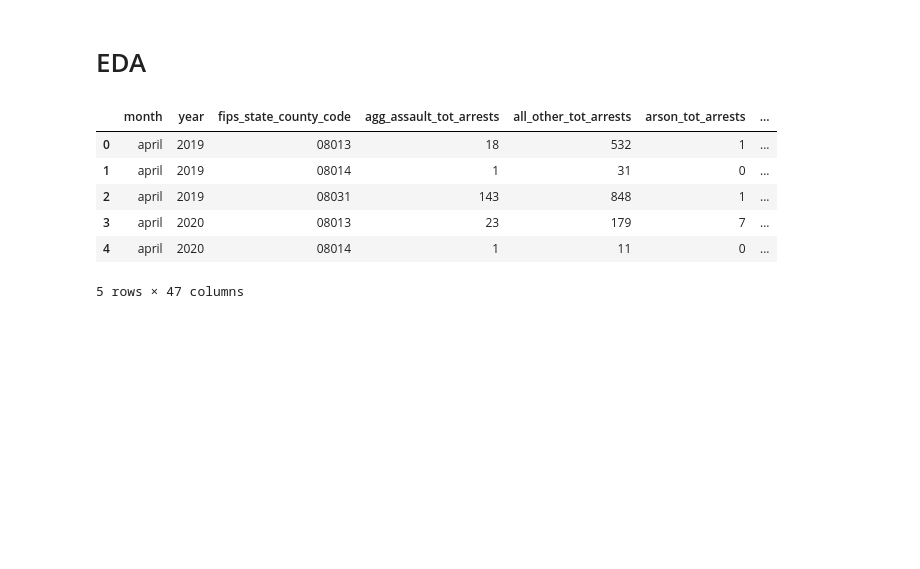
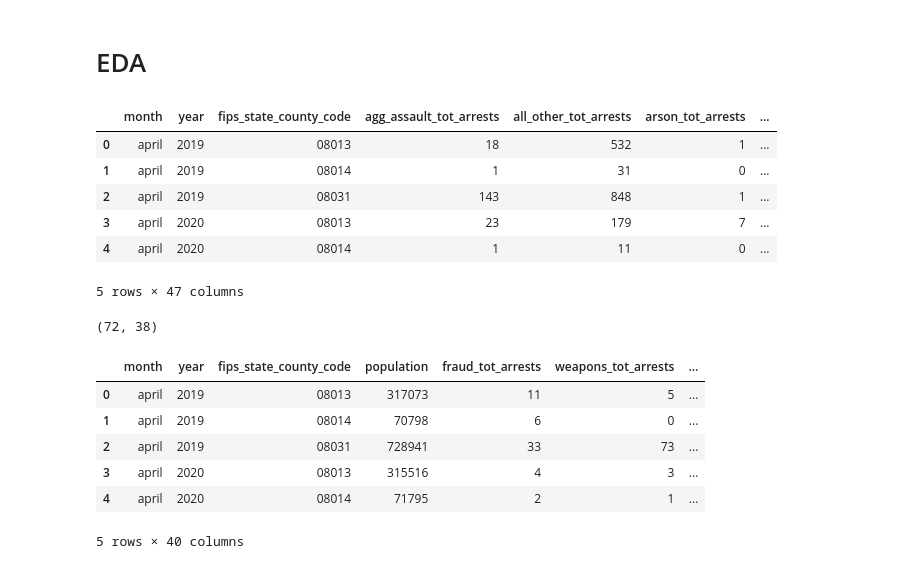
Before and after one commit to MIDS-at-Duke/uds-2022-701-team-5, a Jupyter notebook: 10_code/notebook_1.ipynb, the cells around one changed output. Cells and saved outputs as stored; diff of their text form; code cells hidden in the pictures; blank space fills up the shorter version.

```diff
--- a/10_code/notebook_1.ipynb
+++ b/10_code/notebook_1.ipynb
@@ -158,3 +158,20 @@ merged.head()
 | 3 | april | 2020 | 08013 | 23 | 179 | 7 | ... |
 | 4 | april | 2020 | 08014 | 1 | 11 | 0 | ... |
 5 rows × 47 columns
+# %%
+non_violent_df = merged[['month', 'year', 'fips_state_county_code', 'population'] + non_violent].copy()
+print(non_violent_df.shape)
+# %% [output]
+(72, 38)
+# %%
+non_violent_df['grand_total'] = np.sum(merged[non_violent], axis=1)
+non_violent_df['arrest_rate_gt'] = non_violent_df['grand_total'] / non_violent_df['population'] * 100_000
+non_violent_df.head()
+# %% [output]
+|  | month | year | fips_state_county_code | population | fraud_tot_arrests | weapons_tot_arrests | ... |
+| 0 | april | 2019 | 08013 | 317073 | 11 | 5 | ... |
+| 1 | april | 2019 | 08014 | 70798 | 6 | 0 | ... |
+| 2 | april | 2019 | 08031 | 728941 | 33 | 73 | ... |
+| 3 | april | 2020 | 08013 | 315516 | 4 | 3 | ... |
+| 4 | april | 2020 | 08014 | 71795 | 2 | 1 | ... |
+5 rows × 40 columns
```
